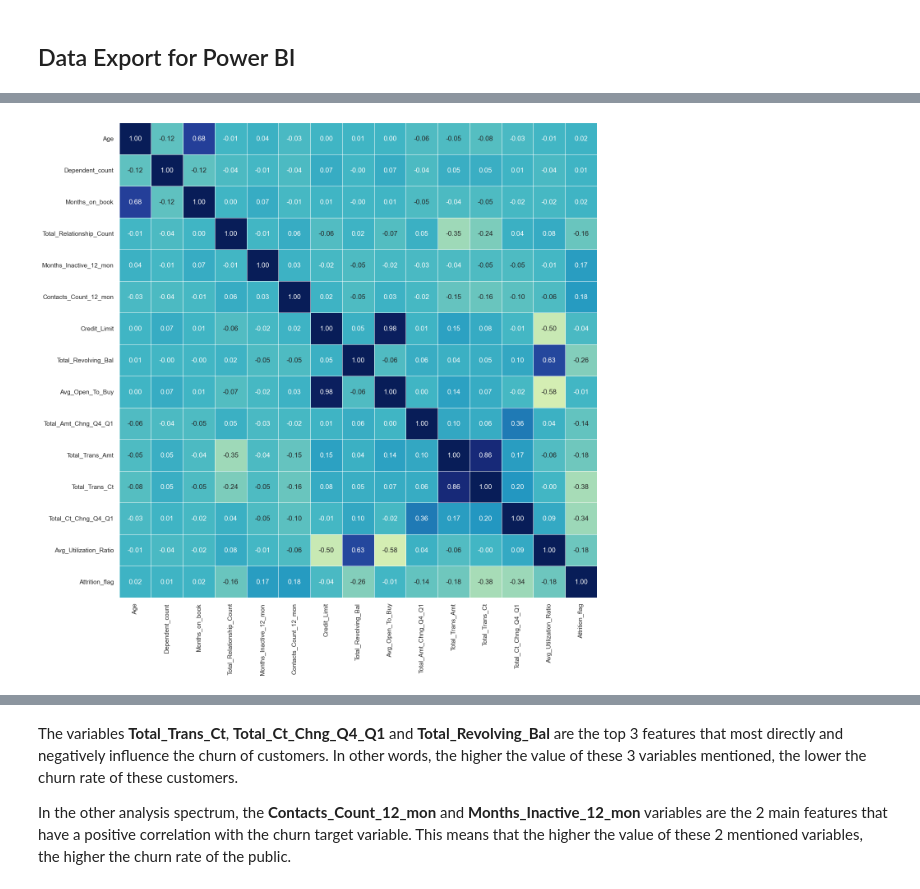
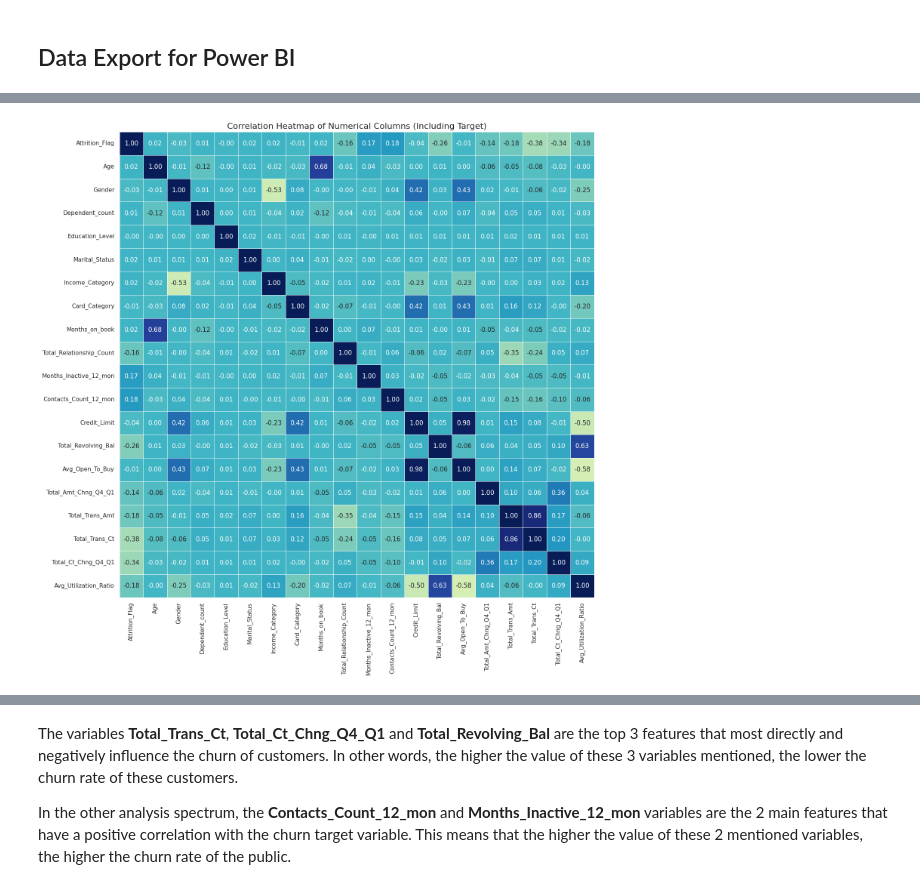
Before and after one commit to MAHErko944/Customer-Churn-Prediction, a Jupyter notebook: Cusomer Chuirn.ipynb, the cells around one changed output, grey strips where cells are left out. Cells and saved outputs as stored; diff of their text form; code cells hidden in the pictures.

```diff
--- a/Cusomer Chuirn.ipynb
+++ b/Cusomer Chuirn.ipynb
@@ -279,0 +541,20 @@ plt.show()
+# %%
+data_cleaned = pd.read_excel("Data_clean.xlsx")
+
+columns_to_drop = ['Customer_Number']
+data_cleaned = data_cleaned.drop(columns=columns_to_drop)
+print("\nDropped irrelevant columns:", columns_to_drop)
+print("New dataset shape after dropping columns:", data_cleaned.shape)
+
+print("Dataset Info:")
+data_cleaned.info()
+
+# Summary statistics
+print("\nSummary Statistics:")
+print(data_cleaned.describe())
+
+# Check for missing values
+print("\nMissing Values:")
+data_cleaned.isnull().sum()
+
+data_cleaned.head()
@@ -338,15 +683,16 @@ plt.show()
 # %%
-# Map the target variable (Attrition Flag) to numeric values
-codes = {'Existing Customer': 0, 'Attrited Customer': 1}
-data_clean_2 = data_clean.copy()
-data_clean_2['Attrition_flag'] = data_clean_2['Attrition_Flag'].map(codes).astype(int)
 
-# Select only numerical columns
-data_clean_2 = data_clean_2.select_dtypes(include=[np.number])
+data_corr = data_cleaned.copy()
 
-# Plot a correlation heatmap
+# Select only numerical columns including the target
+numeric_data = data_corr.select_dtypes(include=[np.number])
+
+# Plot the correlation heatmap
 sns.set(rc={"figure.figsize": (15, 15)})
-sns.heatmap(data_clean_2.corr(), annot=True, linewidths=0.5, center=0, cbar=False, cmap="YlGnBu", fmt="0.2f")
+sns.heatmap(numeric_data.corr(), annot=True, linewidths=0.5, center=0, cbar=False, cmap="YlGnBu", fmt=".2f")
+plt.title("Correlation Heatmap of Numerical Columns (Including Target)", fontsize=16)
+plt.tight_layout()
+plt.savefig("correlation_heatmap.png", dpi=300, bbox_inches='tight')
 plt.show()
 # %% [output]
-[figure, old version]
+[figure, new version]
```
Also changed, not shown: parts of 106 cells of this notebook.
